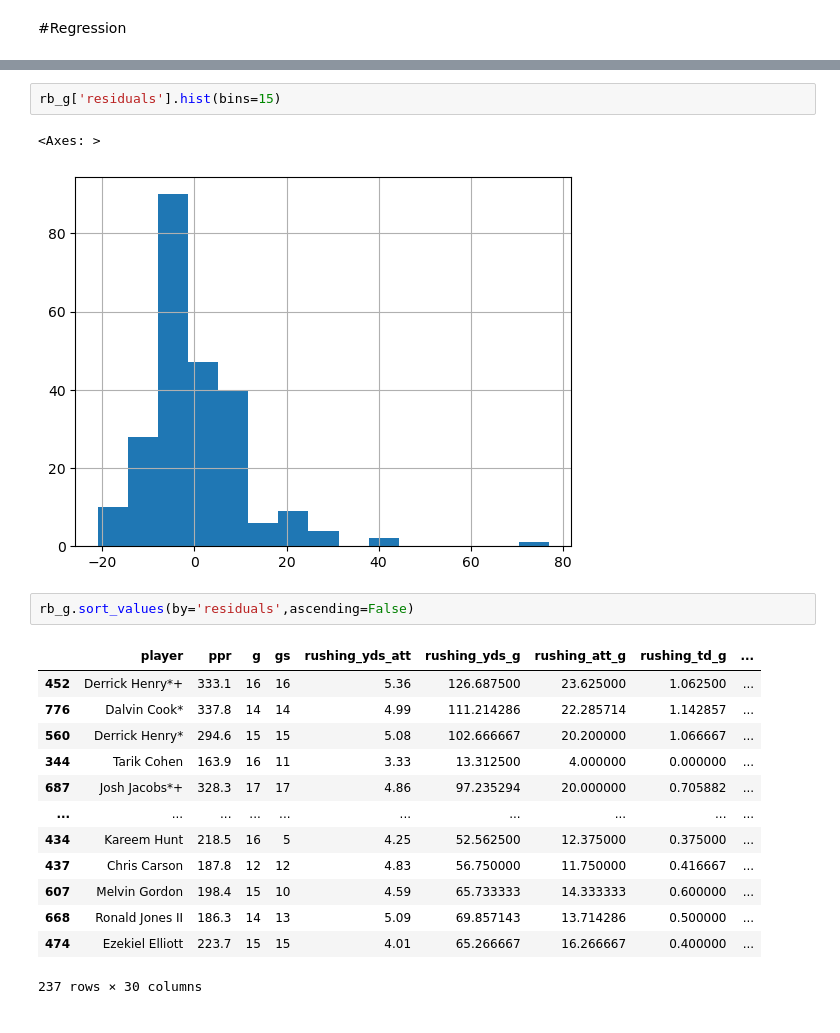
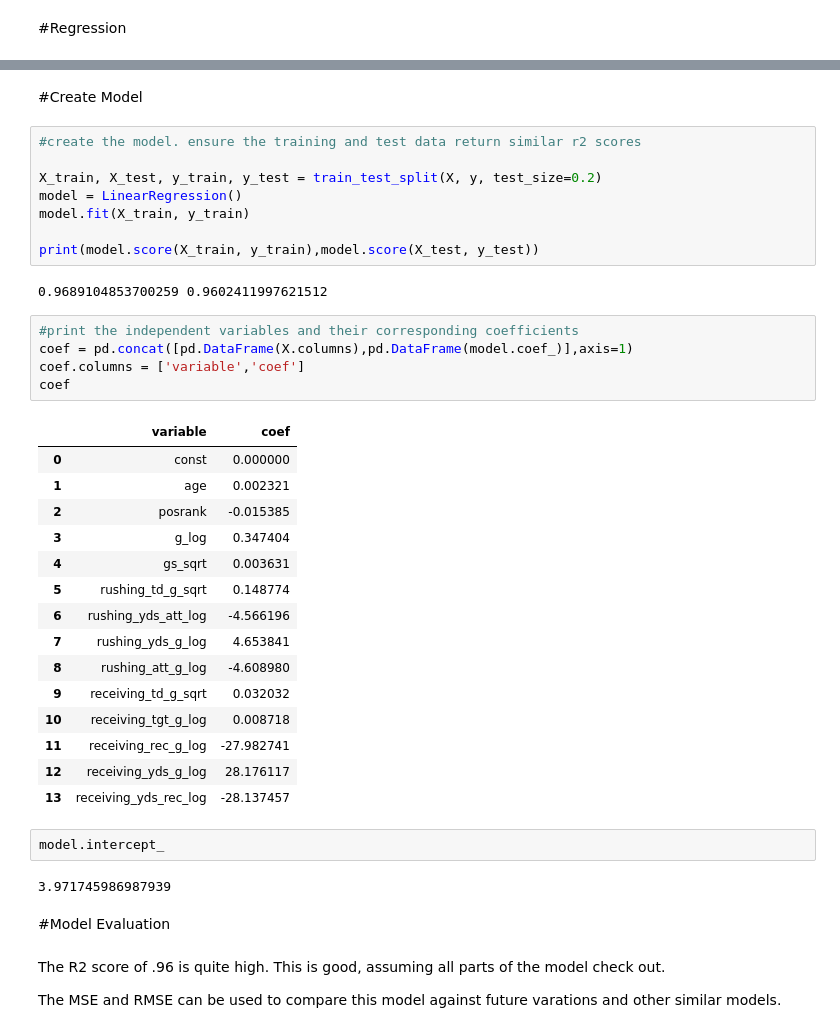
Before and after one commit to jackcoombs/fantasy-football, a Jupyter notebook: running_backs.ipynb, the cells around one changed output, grey strips where cells are left out. Saved outputs shown, nothing was run; the diff lists cells and outputs as text.

```diff
--- a/running_backs.ipynb
+++ b/running_backs.ipynb
@@ -217,21 +207,43 @@ plt.show()
-# %%
-rb_g['residuals'].hist(bins=15)
-# %% [output]
-<Axes: >
-[figure, removed]
-# %%
-rb_g.sort_values(by='residuals',ascending=False)
-# %% [output]
-|  | player | ppr | g | gs | rushing_yds_att | rushing_yds_g | rushing_att_g | rushing_td_g | ... |
-| 452 | Derrick Henry*+ | 333.1 | 16 | 16 | 5.36 | 126.687500 | 23.625000 | 1.062500 | ... |
-| 776 | Dalvin Cook* | 337.8 | 14 | 14 | 4.99 | 111.214286 | 22.285714 | 1.142857 | ... |
-| 560 | Derrick Henry* | 294.6 | 15 | 15 | 5.08 | 102.666667 | 20.200000 | 1.066667 | ... |
-| 344 | Tarik Cohen | 163.9 | 16 | 11 | 3.33 | 13.312500 | 4.000000 | 0.000000 | ... |
-| 687 | Josh Jacobs*+ | 328.3 | 17 | 17 | 4.86 | 97.235294 | 20.000000 | 0.705882 | ... |
-| ... | ... | ... | ... | ... | ... | ... | ... | ... | ... |
-| 434 | Kareem Hunt | 218.5 | 16 | 5 | 4.25 | 52.562500 | 12.375000 | 0.375000 | ... |
-| 437 | Chris Carson | 187.8 | 12 | 12 | 4.83 | 56.750000 | 11.750000 | 0.416667 | ... |
-| 607 | Melvin Gordon | 198.4 | 15 | 10 | 4.59 | 65.733333 | 14.333333 | 0.600000 | ... |
-| 668 | Ronald Jones II | 186.3 | 14 | 13 | 5.09 | 69.857143 | 13.714286 | 0.500000 | ... |
-| 474 | Ezekiel Elliott | 223.7 | 15 | 15 | 4.01 | 65.266667 | 16.266667 | 0.400000 | ... |
-237 rows × 30 columns
+# %% [markdown]
+#Create Model
+# %%
+#create the model. ensure the training and test data return similar r2 scores
+
+X_train, X_test, y_train, y_test = train_test_split(X, y, test_size=0.2)
+model = LinearRegression()
+model.fit(X_train, y_train)
+
+print(model.score(X_train, y_train),model.score(X_test, y_test))
+# %% [output]
+0.9689104853700259 0.9602411997621512
+# %%
+#print the independent variables and their corresponding coefficients
+coef = pd.concat([pd.DataFrame(X.columns),pd.DataFrame(model.coef_)],axis=1)
+coef.columns = ['variable','coef']
+coef
+# %% [output]
+|  | variable | coef |
+| 0 | const | 0.000000 |
+| 1 | age | 0.002321 |
+| 2 | posrank | -0.015385 |
+| 3 | g_log | 0.347404 |
+| 4 | gs_sqrt | 0.003631 |
+| 5 | rushing_td_g_sqrt | 0.148774 |
+| 6 | rushing_yds_att_log | -4.566196 |
+| 7 | rushing_yds_g_log | 4.653841 |
+| 8 | rushing_att_g_log | -4.608980 |
+| 9 | receiving_td_g_sqrt | 0.032032 |
+| 10 | receiving_tgt_g_log | 0.008718 |
+| 11 | receiving_rec_g_log | -27.982741 |
+| 12 | receiving_yds_g_log | 28.176117 |
+| 13 | receiving_yds_rec_log | -28.137457 |
+# %%
+model.intercept_
+# %% [output]
+3.971745986987939
+# %% [markdown]
+#Model Evaluation
+# %% [markdown]
+The R2 score of .96 is quite high. This is good, assuming all parts of the model check out.
+
+The MSE and RMSE can be used to compare this model against future varations and other similar models.
```
Also changed, not shown: parts of 11 cells of this notebook, 1 other file.
